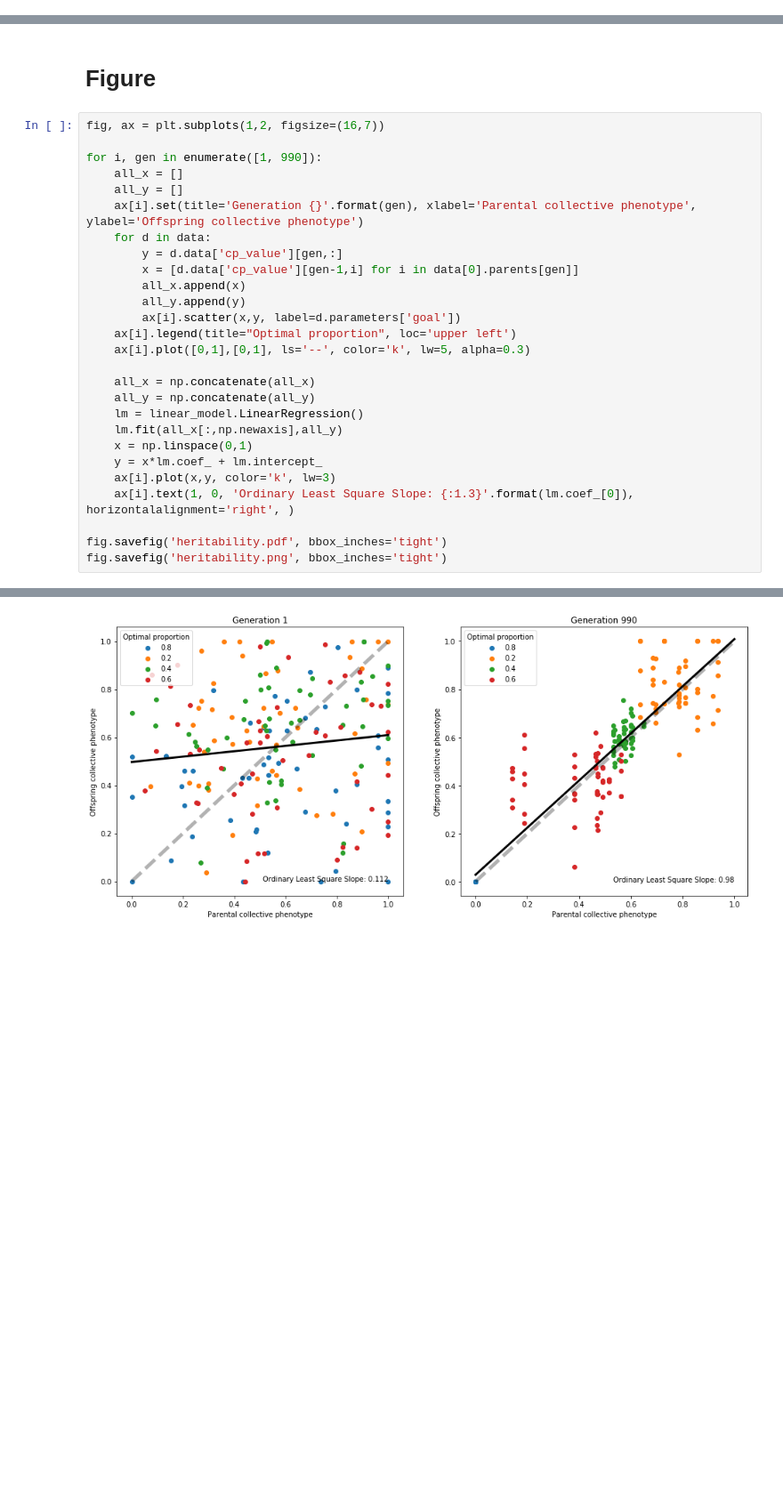
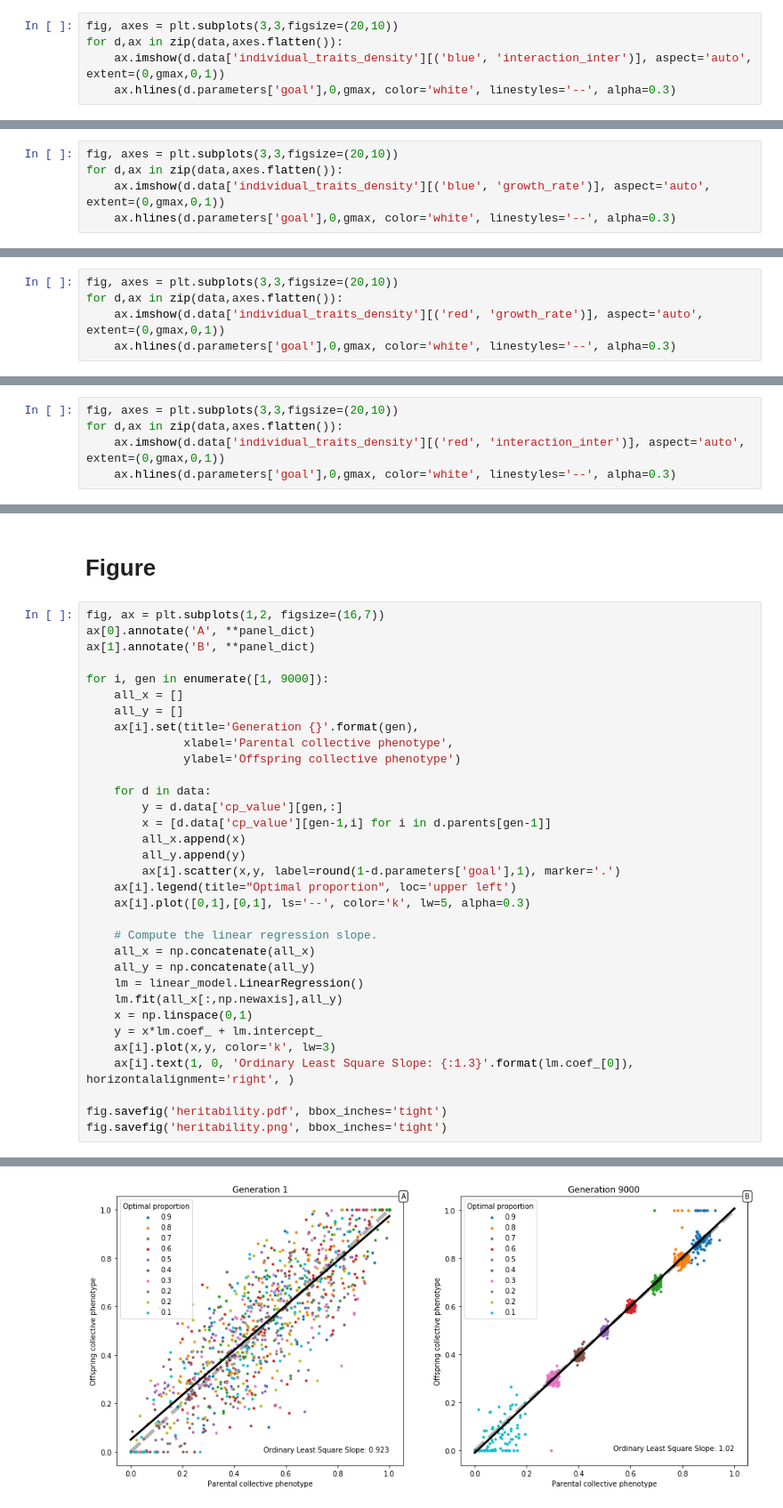
Before and after one commit to elifesciences-publications/estaudel, a Jupyter notebook: evolution_of_heredity/heritability.ipynb, the cells around one changed output, grey strips where cells are left out. Shown at 89% size. Drawn from its saved outputs; the diff is of its cells as text; blank space fills up the shorter version.

Commit message:
updated heredity figure

```diff
--- a/evolution_of_heredity/heritability.ipynb
+++ b/evolution_of_heredity/heritability.ipynb
@@ -14,0 +57,5 @@ data = [escaffolding.load(x) for x in glob.glob("out/heritability*.pkle") if 'la
+# %%
+fig, axes = plt.subplots(3,3,figsize=(20,10))
+for d,ax in zip(data,axes.flatten()):
+    ax.imshow(d.data['individual_traits_density'][('blue', 'interaction_inter')], aspect='auto', extent=(0,gmax,0,1))
+    ax.hlines(d.parameters['goal'],0,gmax, color='white', linestyles='--', alpha=0.3)
@@ -14,0 +64,5 @@ data = [escaffolding.load(x) for x in glob.glob("out/heritability*.pkle") if 'la
+# %%
+fig, axes = plt.subplots(3,3,figsize=(20,10))
+for d,ax in zip(data,axes.flatten()):
+    ax.imshow(d.data['individual_traits_density'][('blue', 'growth_rate')], aspect='auto', extent=(0,gmax,0,1))
+    ax.hlines(d.parameters['goal'],0,gmax, color='white', linestyles='--', alpha=0.3)
@@ -14,0 +71,5 @@ data = [escaffolding.load(x) for x in glob.glob("out/heritability*.pkle") if 'la
+# %%
+fig, axes = plt.subplots(3,3,figsize=(20,10))
+for d,ax in zip(data,axes.flatten()):
+    ax.imshow(d.data['individual_traits_density'][('red', 'growth_rate')], aspect='auto', extent=(0,gmax,0,1))
+    ax.hlines(d.parameters['goal'],0,gmax, color='white', linestyles='--', alpha=0.3)
@@ -14,0 +78,5 @@ data = [escaffolding.load(x) for x in glob.glob("out/heritability*.pkle") if 'la
+# %%
+fig, axes = plt.subplots(3,3,figsize=(20,10))
+for d,ax in zip(data,axes.flatten()):
+    ax.imshow(d.data['individual_traits_density'][('red', 'interaction_inter')], aspect='auto', extent=(0,gmax,0,1))
+    ax.hlines(d.parameters['goal'],0,gmax, color='white', linestyles='--', alpha=0.3)
@@ -16,20 +86,26 @@ data = [escaffolding.load(x) for x in glob.glob("out/heritability*.pkle") if 'la
 # Figure
 # %%
 fig, ax = plt.subplots(1,2, figsize=(16,7))
+ax[0].annotate('A', **panel_dict)
+ax[1].annotate('B', **panel_dict)
 
-for i, gen in enumerate([1, 990]):
+for i, gen in enumerate([1, 9000]):
     all_x = []
     all_y = []
-    ax[i].set(title='Generation {}'.format(gen), xlabel='Parental collective phenotype', ylabel='Offspring collective phenotype')
+    ax[i].set(title='Generation {}'.format(gen),
+              xlabel='Parental collective phenotype',
+              ylabel='Offspring collective phenotype')
+
     for d in data:
         y = d.data['cp_value'][gen,:]
-        x = [d.data['cp_value'][gen-1,i] for i in data[0].parents[gen]]
+        x = [d.data['cp_value'][gen-1,i] for i in d.parents[gen-1]]
         all_x.append(x)
         all_y.append(y)
-        ax[i].scatter(x,y, label=d.parameters['goal'])
+        ax[i].scatter(x,y, label=round(1-d.parameters['goal'],1), marker='.')
     ax[i].legend(title="Optimal proportion", loc='upper left')
     ax[i].plot([0,1],[0,1], ls='--', color='k', lw=5, alpha=0.3)
 
+    # Compute the linear regression slope.
     all_x = np.concatenate(all_x)
     all_y = np.concatenate(all_y)
     lm = linear_model.LinearRegression()
@@ -49 +121 @@ fig.savefig('heritability.png', bbox_inches='tight')
-[figure, old version]
+[figure, new version]
```
Also changed, not shown: parts of 13 cells of this notebook.
